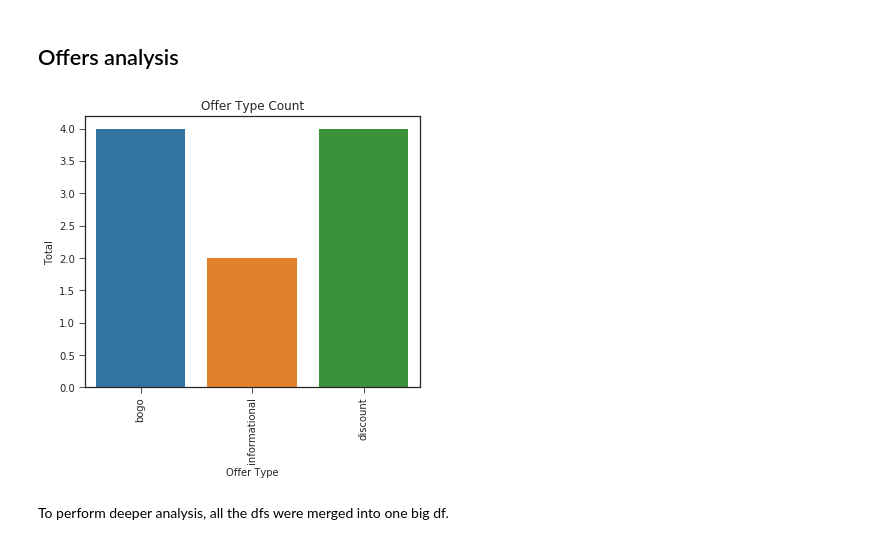
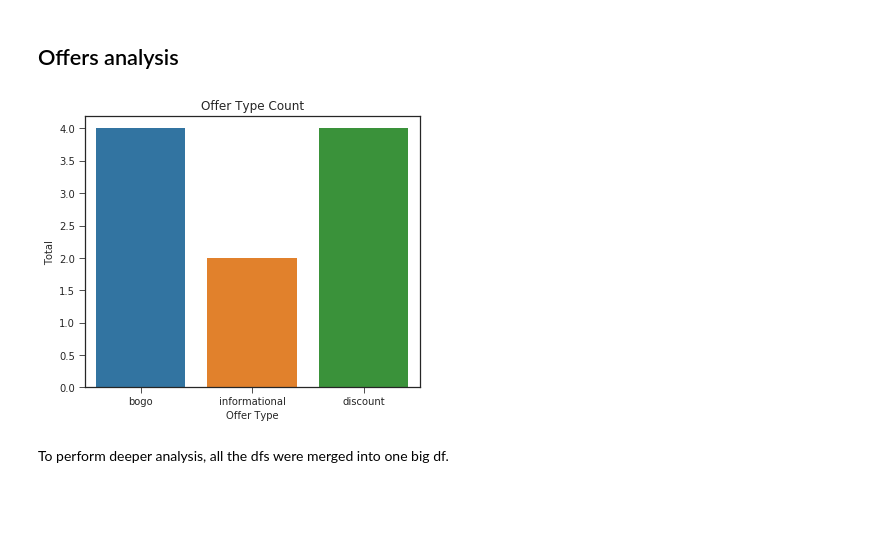
Before and after one commit to maysamf/udacity_dsnd, a Jupyter notebook: Starbucks Capstone Challenge/Starbucks_Capstone_notebook.ipynb, the cells around one changed output. Saved outputs shown, nothing was run; the diff lists cells and outputs as text; code cells hidden in the pictures; blank space fills up the shorter version.

```diff
--- a/Starbucks Capstone Challenge/Starbucks_Capstone_notebook.ipynb
+++ b/Starbucks Capstone Challenge/Starbucks_Capstone_notebook.ipynb
@@ -477,13 +477,13 @@ g.set_xticklabels(g.get_xticklabels(), rotation=90);
 # %%
 plt.figure(figsize=(6, 5))
 g = sns.countplot(portfolio.offer_type)
 plt.title('Offer Type Count')
 plt.ylabel('Total')
 plt.xlabel('Offer Type')
-plt.xticks(rotation=90)
+plt.xticks(rotation=0)
 plt.show();
 # %% [output]
-[figure, old version]
+[figure, new version]
 # %% [markdown]
 To perform deeper analysis, all the dfs were merged into one big df.
 # %%
```
Also changed, not shown: parts of 19 cells of this notebook, 3 other files.
